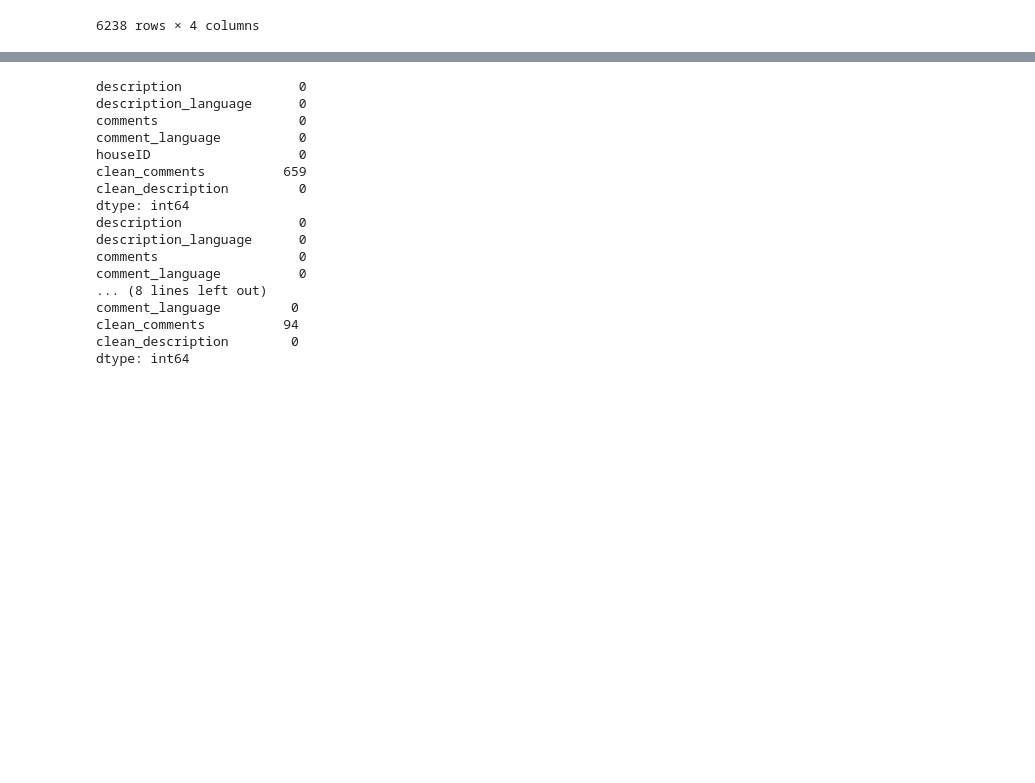
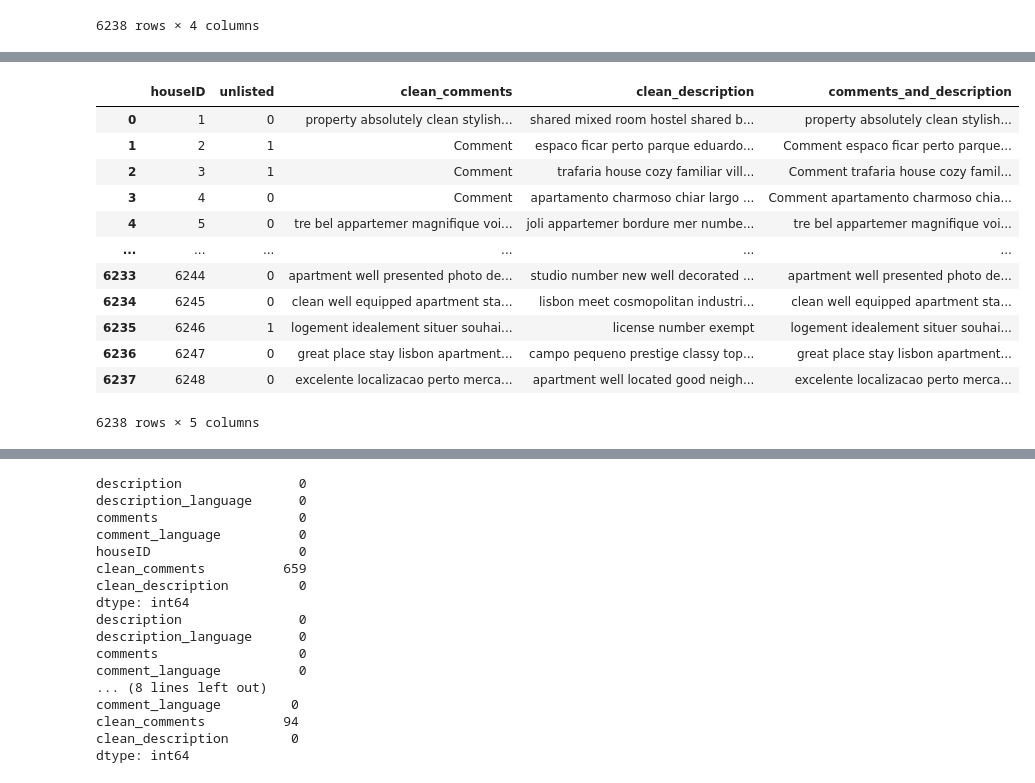
Before and after one commit to beatrizdsantosss/Text-mining-project-, a Jupyter notebook: NLP_45.ipynb, the cells around one changed output, grey strips where cells are left out. Saved outputs shown, nothing was run; the diff lists cells and outputs as text; code cells hidden in the pictures; blank space fills up the shorter version.

```diff
--- a/NLP_45.ipynb
+++ b/NLP_45.ipynb
@@ -2074,0 +2061,16 @@ X_train_clean_preprocessed
+# %%
+grouped_df
+# %% [output]
+|  | houseID | unlisted | clean_comments | clean_description | comments_and_description |
+| 0 | 1 | 0 | property absolutely clean stylish... | shared mixed room hostel shared b... | property absolutely clean stylish... |
+| 1 | 2 | 1 | Comment | espaco ficar perto parque eduardo... | Comment espaco ficar perto parque... |
+| 2 | 3 | 1 | Comment | trafaria house cozy familiar vill... | Comment trafaria house cozy famil... |
+| 3 | 4 | 0 | Comment | apartamento charmoso chiar largo ... | Comment apartamento charmoso chia... |
+| 4 | 5 | 0 | tre bel appartemer magnifique voi... | joli appartemer bordure mer numbe... | tre bel appartemer magnifique voi... |
+| ... | ... | ... | ... | ... | ... |
+| 6233 | 6244 | 0 | apartment well presented photo de... | studio number new well decorated ... | apartment well presented photo de... |
+| 6234 | 6245 | 0 | clean well equipped apartment sta... | lisbon meet cosmopolitan industri... | clean well equipped apartment sta... |
+| 6235 | 6246 | 1 | logement idealement situer souhai... | license number exempt | logement idealement situer souhai... |
+| 6236 | 6247 | 0 | great place stay lisbon apartment... | campo pequeno prestige classy top... | great place stay lisbon apartment... |
+| 6237 | 6248 | 0 | excelente localizacao perto merca... | apartment well located good neigh... | excelente localizacao perto merca... |
+6238 rows × 5 columns
```
Also changed, not shown: parts of 31 cells of this notebook.
